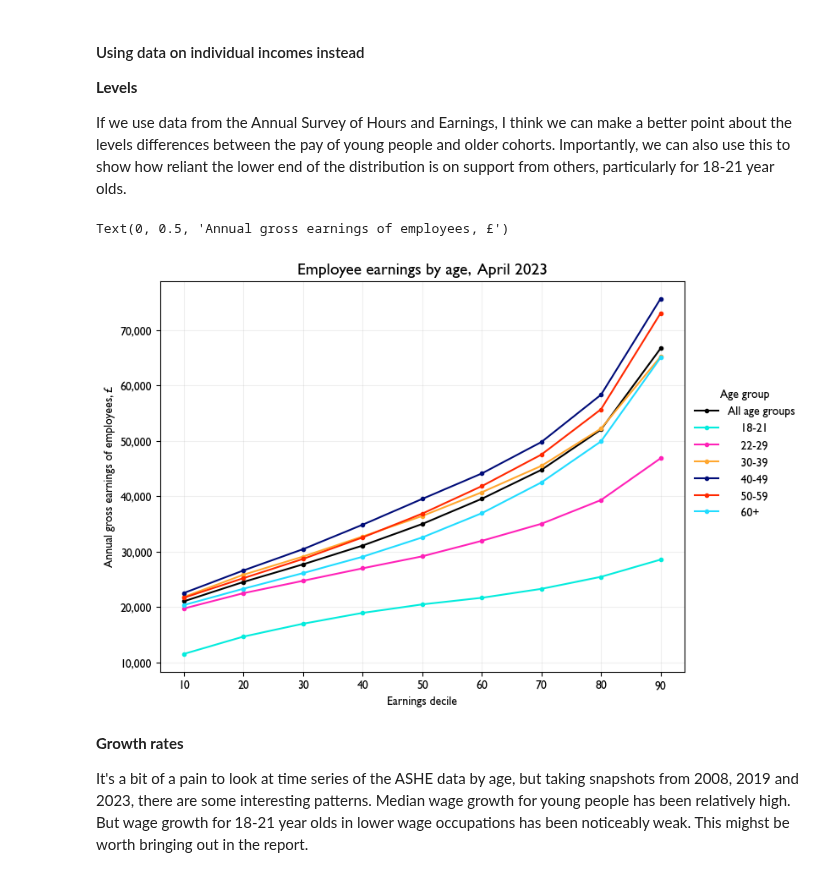
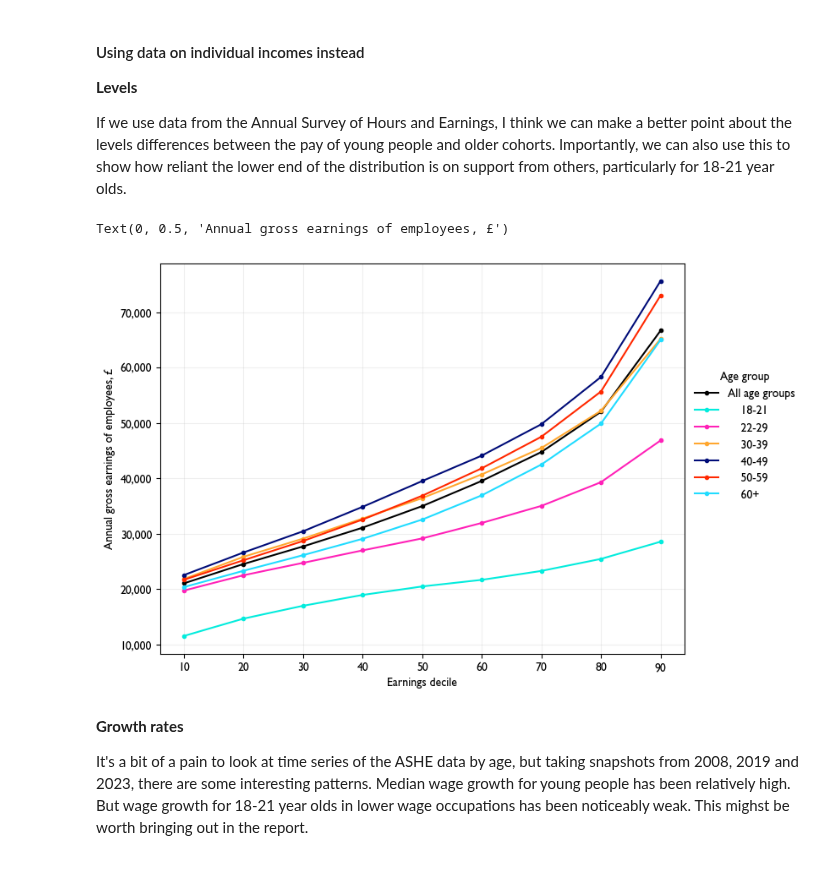
Before and after one commit to theRSAorg/state-of-paralysis-report, a Jupyter notebook: Python/income.ipynb, the cells around one changed output. Drawn from its saved outputs; the diff is of its cells as text; code cells hidden in the pictures.

Commit message:
update figs to not include title

```diff
--- a/Python/income.ipynb
+++ b/Python/income.ipynb
@@ -189,35 +189,35 @@ req = requests.get(url)
 filename = url.split('/')[-1]
 filepath = os.path.join('..', 'data', filename)
 if os.path.isfile(filepath) == False:
     with open(filepath, 'wb') as output_file:
         output_file.write(req.content)
 # get the gross weekly pay spreadsheet and select the 'All' tab, then tidy up column names manually
 xl = pd.ExcelFile(io.BytesIO(
     ZipFile(filepath).read('PROV - Age Group Table 6.7a   Annual pay - Gross 2023.xls')))
 ashe = xl.parse(sheet_name='Full-Time', skiprows=4, nrows=8, usecols='A:Q', na_values=['x'])
 ashe = ashe.rename({'Median':'50'}, axis=1)
 # change 'description' to 'age group'
 ashe = ashe.rename(columns={'Description':'Age group'})
 ashe.set_index('Age group', inplace=True)
 # change 'all employees' to 'all age groups'
 ashe = ashe.rename(index={'All employees': 'All age groups'})
 ashe = ashe.loc[:,[str(x) for x in range(10,100,10)]].dropna(axis=0)
 fig, ax = plt.subplots(1,1,figsize=[8,6])
 ashe.transpose().plot(ax=ax, marker = "o", markersize = 3)
 ax.legend(title = 'Age group', loc='upper left', bbox_to_anchor=(1, 0.75), frameon = False)
 ax.grid(True, linestyle='-', alpha=0.2)
 
 def format_tick_labels(x, pos):
     return '{:,.0f}'.format(x)
 ax.yaxis.set_major_formatter(FuncFormatter(format_tick_labels))
 
-ax.set_title('Employee earnings by age,  April 2023', fontsize=14)
+#ax.set_title('Employee earnings by age,  April 2023', fontsize=14)
 ax.set_xlabel('Earnings decile')
 ax.set_ylabel('Annual gross earnings of employees, £')
 #fig.text(x=0,y=0,s='Source: ONS Annual Survey of Hours and Earnings 2023. Shows annual earnings of employees (i.e. does not include self-employed).');
 # %% [output]
 Text(0, 0.5, 'Annual gross earnings of employees, £')
-[figure, old version]
+[figure, new version]
 # %%
 # Get the ASHE data for a few earlier points in time
 url = 'https://www.ons.gov.uk/file?uri=/employmentandlabourmarket/peopleinwork/earningsandworkinghours/datasets/agegroupashetable6/2019revised/table62019revised.zip'
```
Also changed, not shown: parts of 1 cell of this notebook, 1 other file.
